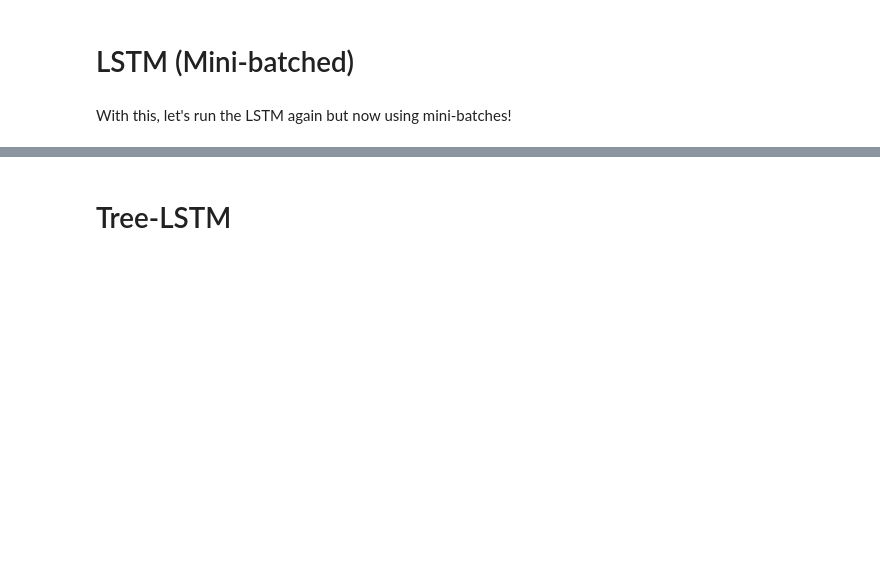
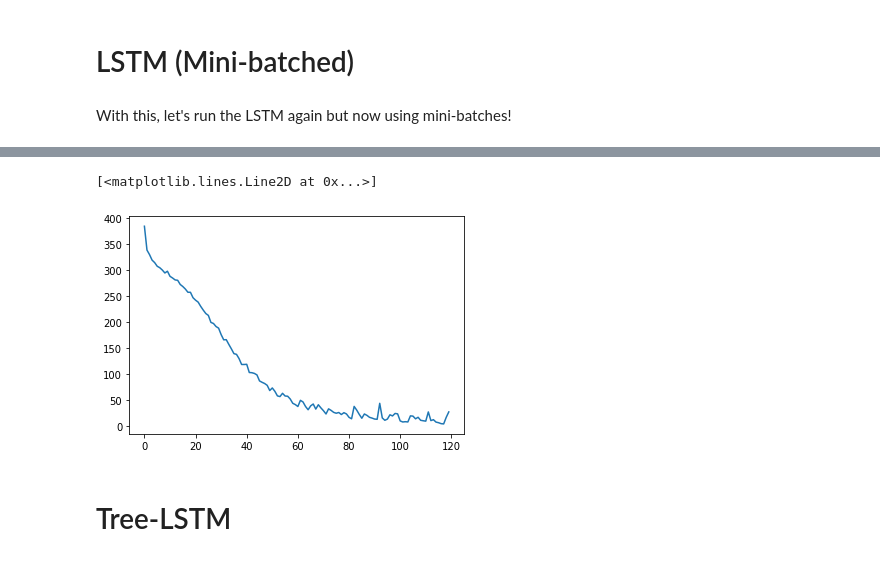
Before and after one commit to thesofakillers/nlp1-labs, a Jupyter notebook: practical2/practical2.ipynb, the cells around one changed output, grey strips where cells are left out. Cells and saved outputs as stored; diff of their text form; code cells hidden in the pictures; blank space fills up the shorter version.

```diff
--- a/practical2/practical2.ipynb
+++ b/practical2/practical2.ipynb
@@ -1658,5 +1678,9 @@ lstm_losses, lstm_accuracies = train_model(
 # %%
 # plot training loss
+plt.plot(batched_lstm_losses)
+# %% [output]
+[<matplotlib.lines.Line2D at 0x...>]
+[figure, added]
 # %% [markdown]
 # Tree-LSTM
 # %% [markdown]
```
Also changed, not shown: parts of 31 cells of this notebook.
